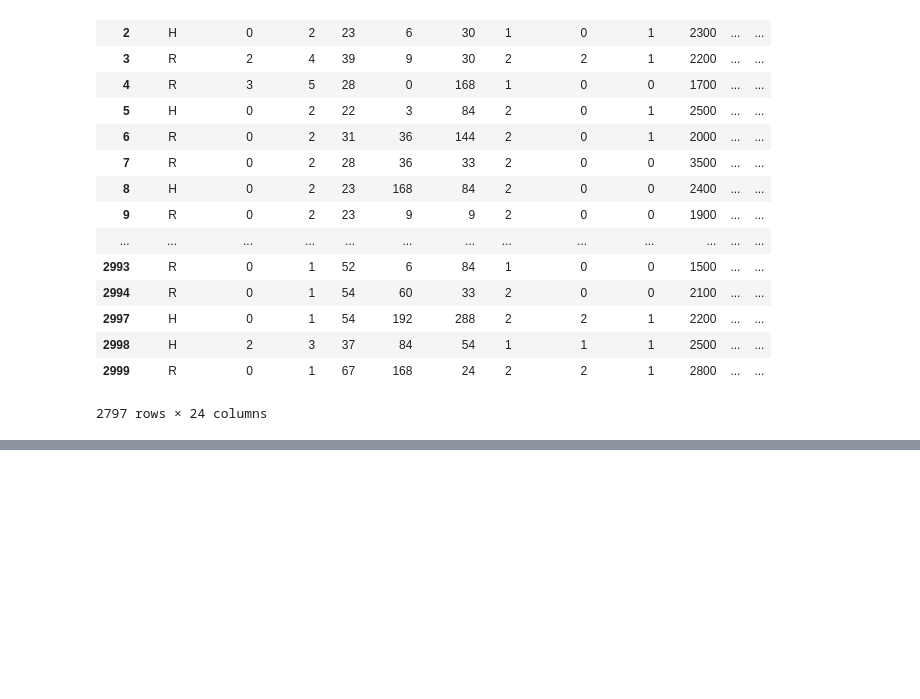
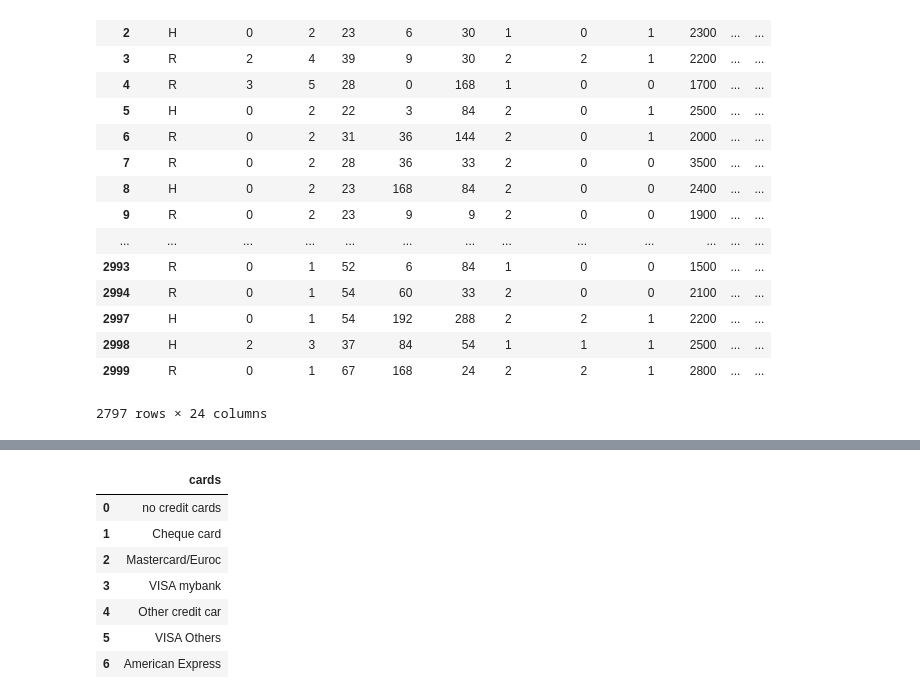
Before and after one commit to anastasiakaida/reliability-assessment, a Jupyter notebook: rel_borrower.ipynb, the cells around one changed output, grey strips where cells are left out. Cells and saved outputs as stored; diff of their text form; code cells hidden in the pictures; blank space fills up the shorter version.

```diff
--- a/rel_borrower.ipynb
+++ b/rel_borrower.ipynb
@@ -185,0 +278,13 @@ excel
+# %%
+card_groups = excel['CARDS'].unique()
+card_index = pd.DataFrame(card_groups, index=np.arange(len(card_groups)), columns=['cards'])
+card_index
+# %% [output]
+|  | cards |
+| 0 | no credit cards |
+| 1 | Cheque card |
+| 2 | Mastercard/Euroc |
+| 3 | VISA mybank |
+| 4 | Other credit car |
+| 5 | VISA Others |
+| 6 | American Express |
```
Also changed, not shown: parts of 14 cells of this notebook.
